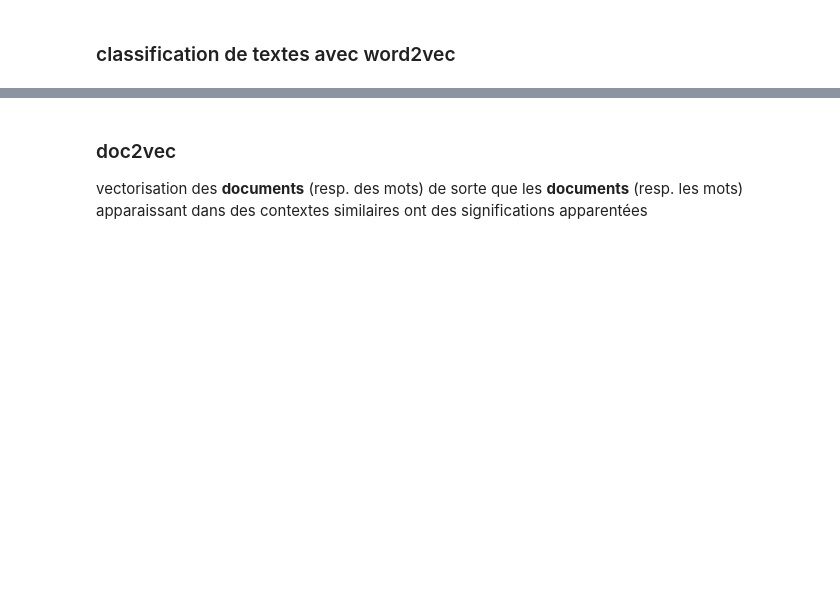
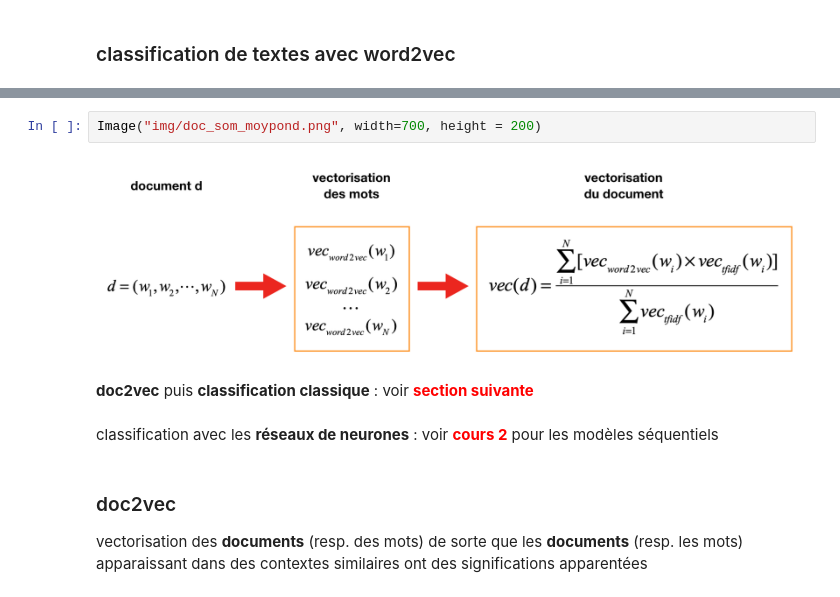
Before and after one commit to curiousML/DSA, a Jupyter notebook: text_mining/partie1/representations_vectorielles.ipynb, the cells around one changed output, grey strips where cells are left out. Drawn from its saved outputs; the diff is of its cells as text; blank space fills up the shorter version.

```diff
--- a/text_mining/partie1/representations_vectorielles.ipynb
+++ b/text_mining/partie1/representations_vectorielles.ipynb
@@ -133,3 +133,11 @@ $$p(w_O\ | \ w_I) = \frac{e^{<{v'}_{w_O}\ ,\ v_{w_I}>}}{\sum\limits_{w\in V}e^{<
+# %%
+Image("img/doc_som_moypond.png", width=700, height = 200)
+# %% [output]
+[figure, added]
+# %% [markdown]
+**doc2vec** puis **classification classique** : voir <font color = "red"><b>section suivante</b></font>
+# %% [markdown]
+classification avec les **réseaux de neurones** : voir <font color = "red"><b>cours 2</b></font> pour les modèles séquentiels
 # %% [markdown]
 ### doc2vec
 
```
Also changed, not shown: parts of 10 cells of this notebook, 7 other files.
